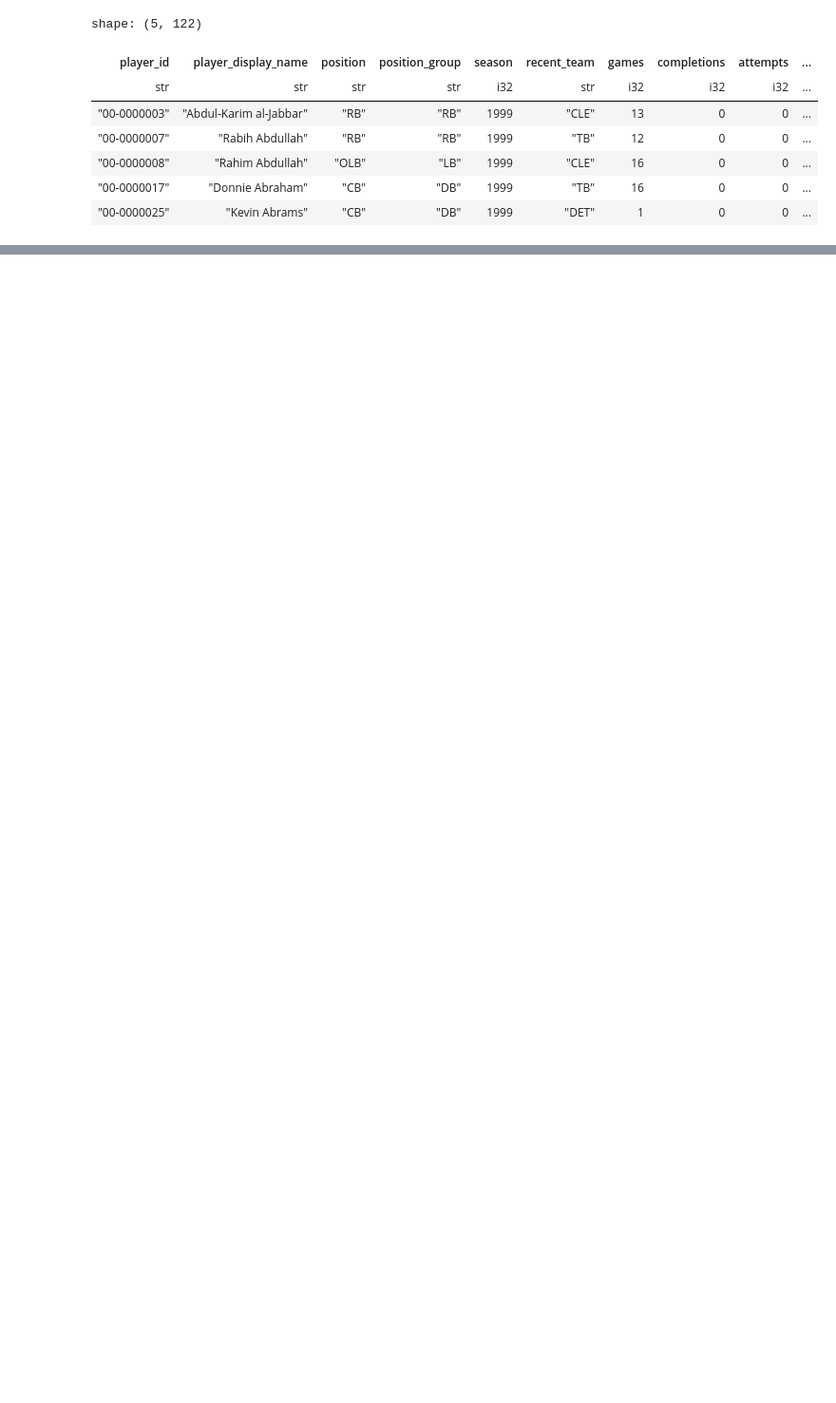
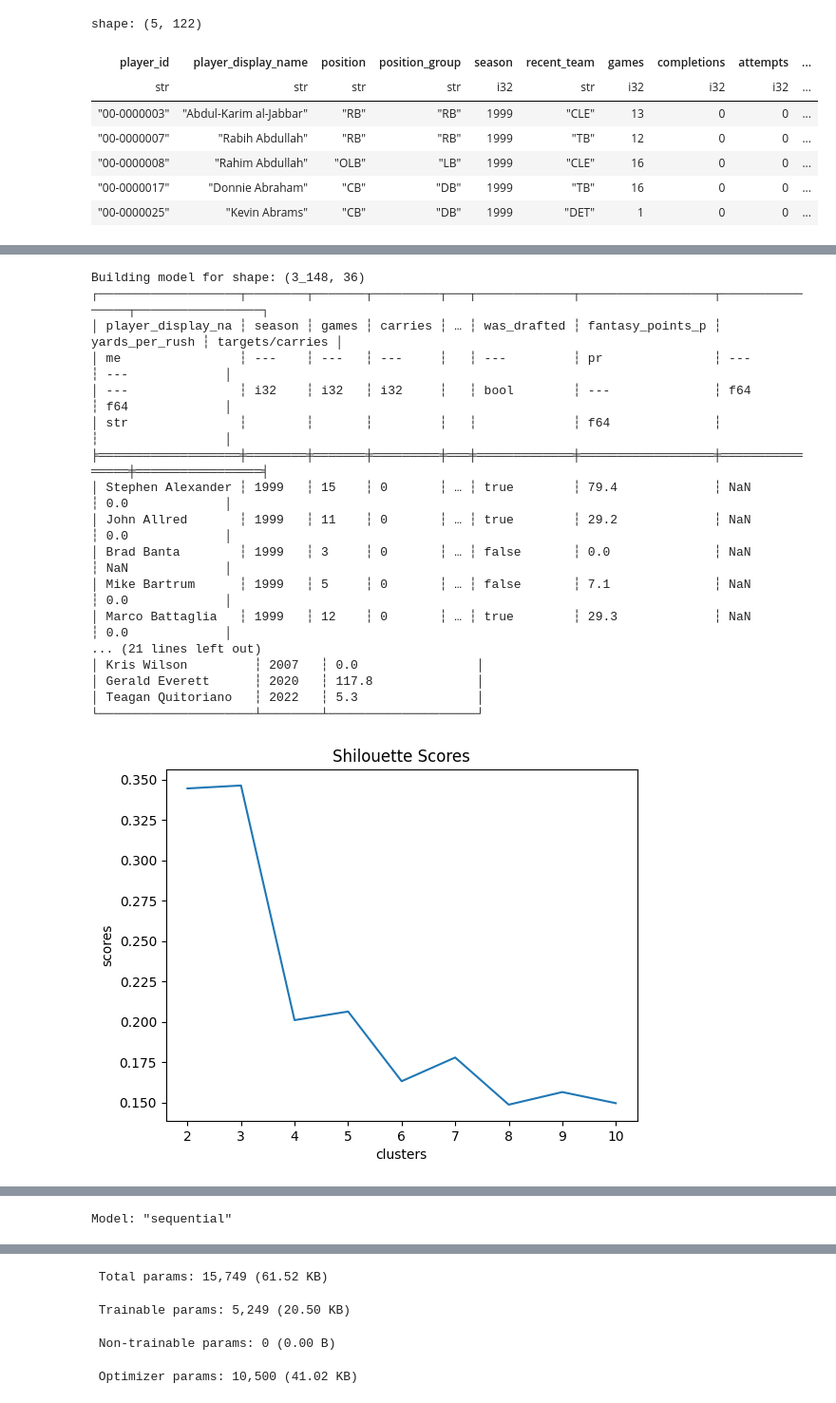
Before and after one commit to loganmoser/Fantasy-Football-ML-Project, a Jupyter notebook: model_building.ipynb, the cells around one changed output, grey strips where cells are left out. Shown at 95% size. Drawn from its saved outputs; the diff is of its cells as text; code cells hidden in the pictures; blank space fills up the shorter version.

```diff
--- a/model_building.ipynb
+++ b/model_building.ipynb
@@ -551,0 +626,21 @@ shape: (10, 3)
+# %%
+te_model, te_history, te_wd_model, te_wd_history, te_rankings = build_position_model(tes)
+# %% [output]
+Building model for shape: (3_148, 36)
+┌───────────────────┬────────┬───────┬─────────┬───┬─────────────┬──────────────────┬────────────────┬─────────────────┐
+│ player_display_na ┆ season ┆ games ┆ carries ┆ … ┆ was_drafted ┆ fantasy_points_p ┆ yards_per_rush ┆ targets/carries │
+│ me                ┆ ---    ┆ ---   ┆ ---     ┆   ┆ ---         ┆ pr               ┆ ---            ┆ ---             │
+│ ---               ┆ i32    ┆ i32   ┆ i32     ┆   ┆ bool        ┆ ---              ┆ f64            ┆ f64             │
+│ str               ┆        ┆       ┆         ┆   ┆             ┆ f64              ┆                ┆                 │
+╞═══════════════════╪════════╪═══════╪═════════╪═══╪═════════════╪══════════════════╪════════════════╪═════════════════╡
+│ Stephen Alexander ┆ 1999   ┆ 15    ┆ 0       ┆ … ┆ true        ┆ 79.4             ┆ NaN            ┆ 0.0             │
+│ John Allred       ┆ 1999   ┆ 11    ┆ 0       ┆ … ┆ true        ┆ 29.2             ┆ NaN            ┆ 0.0             │
+│ Brad Banta        ┆ 1999   ┆ 3     ┆ 0       ┆ … ┆ false       ┆ 0.0              ┆ NaN            ┆ NaN             │
+│ Mike Bartrum      ┆ 1999   ┆ 5     ┆ 0       ┆ … ┆ false       ┆ 7.1              ┆ NaN            ┆ 0.0             │
+│ Marco Battaglia   ┆ 1999   ┆ 12    ┆ 0       ┆ … ┆ true        ┆ 29.3             ┆ NaN            ┆ 0.0             │
+... (21 lines left out)
+│ Kris Wilson         ┆ 2007   ┆ 0.0                │
+│ Gerald Everett      ┆ 2020   ┆ 117.8              │
+│ Teagan Quitoriano   ┆ 2022   ┆ 5.3                │
+└─────────────────────┴────────┴────────────────────┘
+[figure, added]
@@ -551,0 +664 @@ shape: (10, 3)
+Model: "sequential"
@@ -551,0 +678,4 @@ shape: (10, 3)
+ Total params: 15,749 (61.52 KB)
+ Trainable params: 5,249 (20.50 KB)
+ Non-trainable params: 0 (0.00 B)
+ Optimizer params: 10,500 (41.02 KB)
```
Also changed, not shown: parts of 29 cells of this notebook, 1 other file.
